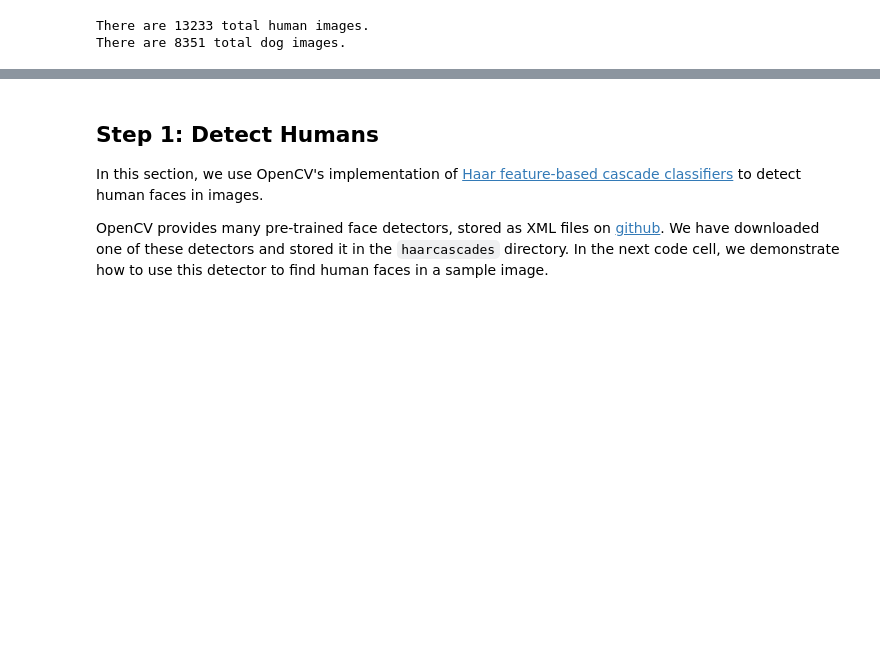
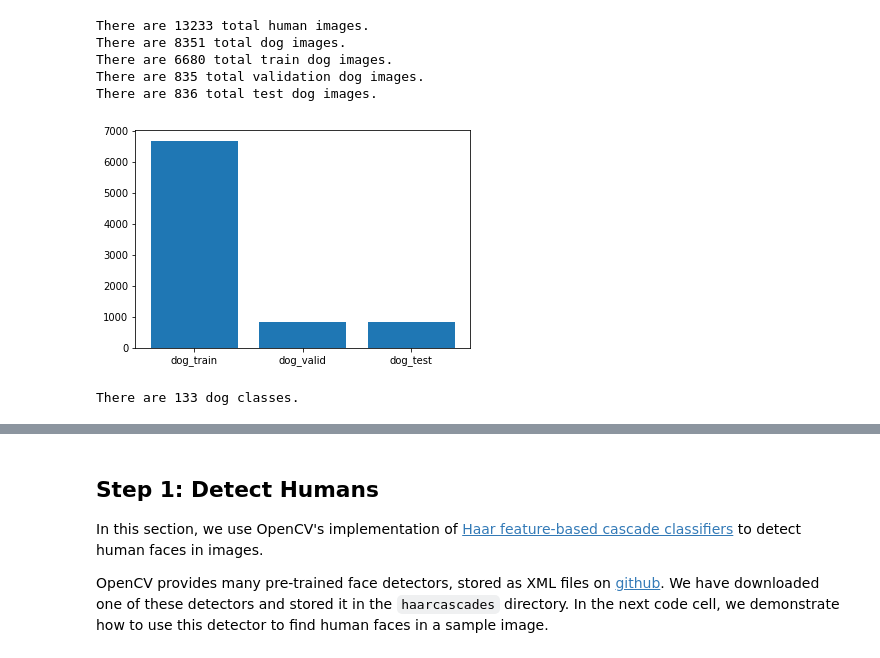
Before and after one commit to Randheerrrk/Machine-Learning-Engineer-Capstone-Project-, a Jupyter notebook: dog_app.ipynb, the cells around one changed output, grey strips where cells are left out. Cells and saved outputs as stored; diff of their text form; code cells hidden in the pictures; blank space fills up the shorter version.

```diff
--- a/dog_app.ipynb
+++ b/dog_app.ipynb
@@ -61,9 +61,45 @@ from glob import glob
 human_files = np.array(glob("/data/lfw/*/*"))
 dog_files = np.array(glob("/data/dog_images/*/*/*"))
 
-# print number of images in each dataset
-print('There are %d total human images.' % len(human_files))
-print('There are %d total dog images.' % len(dog_files))
+# train, test and validation files of dog datset
+
+dog_train = np.array(glob("/data/dog_images/train/*/*"))
+dog_valid = np.array(glob("/data/dog_images/valid/*/*"))
+dog_test = np.array(glob("/data/dog_images/test/*/*"))
-# %% [output]
-There are 13233 total human images.
-There are 8351 total dog images.
+# %%
+# print number of images in each dataset
+print('There are %d total human images.' % len(human_files))
+print('There are %d total dog images.' % len(dog_files))
+print('There are %d total train dog images.' % len(dog_train))
+print('There are %d total validation dog images.' % len(dog_valid))
+print('There are %d total test dog images.' % len(dog_test))
+# %% [output]
+There are 13233 total human images.
+There are 8351 total dog images.
+There are 6680 total train dog images.
+There are 835 total validation dog images.
+There are 836 total test dog images.
+# %%
+import matplotlib.pyplot as plt
+
+bars = ('dog_train', 'dog_valid', 'dog_test')
+height = [len(dog_train), len(dog_valid), len(dog_test)]
+y_pos = np.arange(len(bars))
+
+
+plt.bar(y_pos, height)
+plt.xticks(y_pos, bars)
+
+plt.show()
+# %% [output]
+[figure, added]
+# %%
+dog_names = [item[27:-1] for item in sorted(glob("/data/dog_images/train/*"))]
+(dog_names[:])
+Dog_Names = np.array(glob("/data/dog_images/train/"))
+len(dog_names)
+# print('There are %s total dog names.' %(dog_names))
+
+print('There are %d dog classes.' % len(dog_names))
+# %% [output]
+There are 133 dog classes.
```
Also changed, not shown: parts of 7 cells of this notebook, 2 other files.
